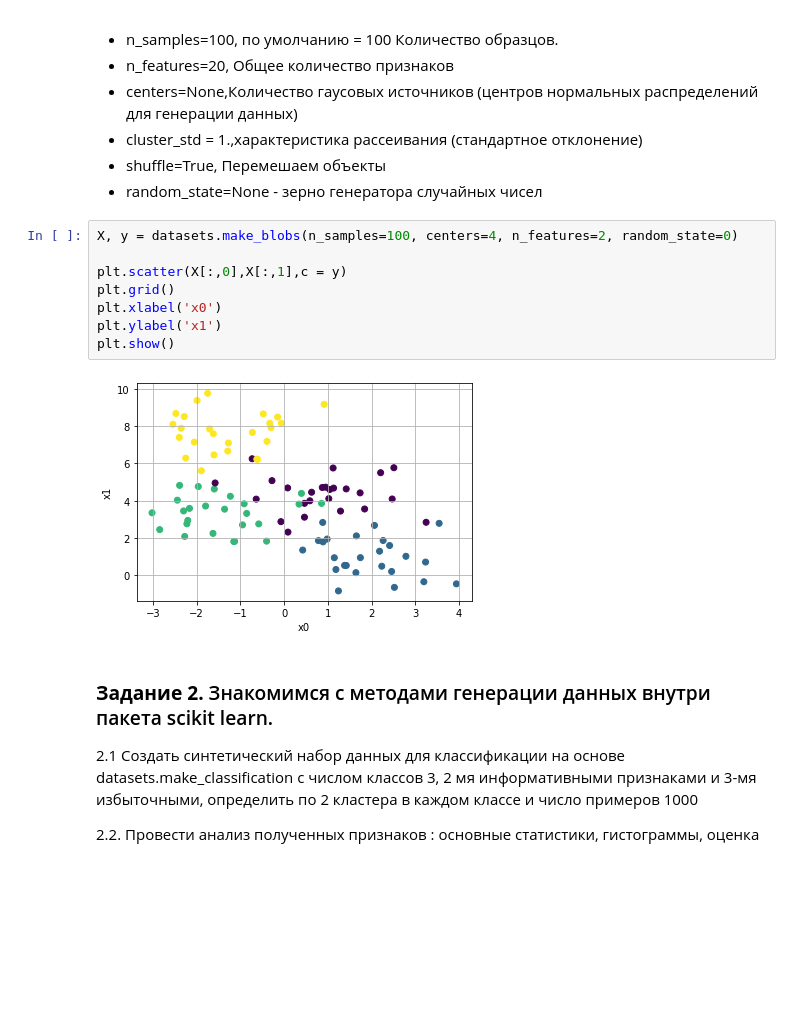
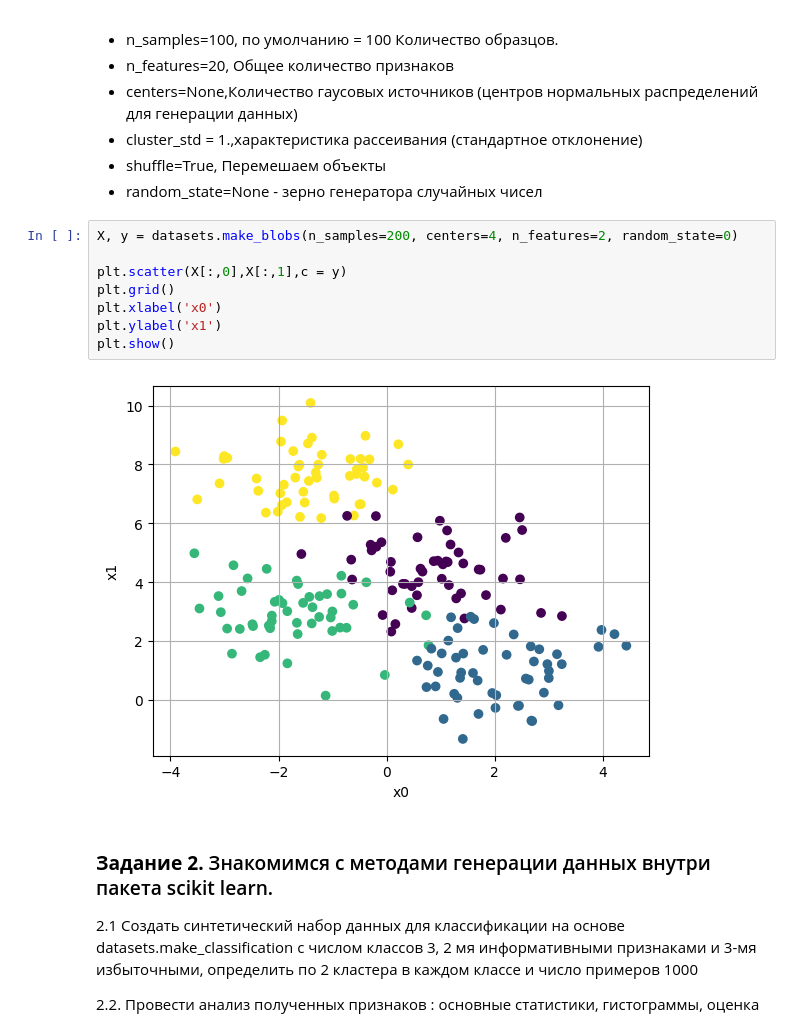
Before and after one commit to mkorlyakova/MSTU-courses, a Jupyter notebook: ML magister/1/ML_lab1.ipynb, the cells around one changed output. Cells and saved outputs as stored; diff of their text form; blank space fills up the shorter version.

```diff
--- a/ML magister/1/ML_lab1.ipynb
+++ b/ML magister/1/ML_lab1.ipynb
@@ -212,15 +310,15 @@ plt.show()
   - shuffle=True, Перемешаем объекты
   - random_state=None - зерно генератора случайных чисел
 # %%
-X, y = datasets.make_blobs(n_samples=100, centers=4, n_features=2, random_state=0)
+X, y = datasets.make_blobs(n_samples=200, centers=4, n_features=2, random_state=0)
 
 plt.scatter(X[:,0],X[:,1],c = y)
 plt.grid()
 plt.xlabel('x0')
 plt.ylabel('x1')
 plt.show()
 # %% [output]
-[figure, old version]
+[figure, new version]
 # %% [markdown]
 ### **Задание 2.** Знакомимся с методами генерации данных внутри пакета scikit learn.
 
```
Also changed, not shown: parts of 45 cells of this notebook.
